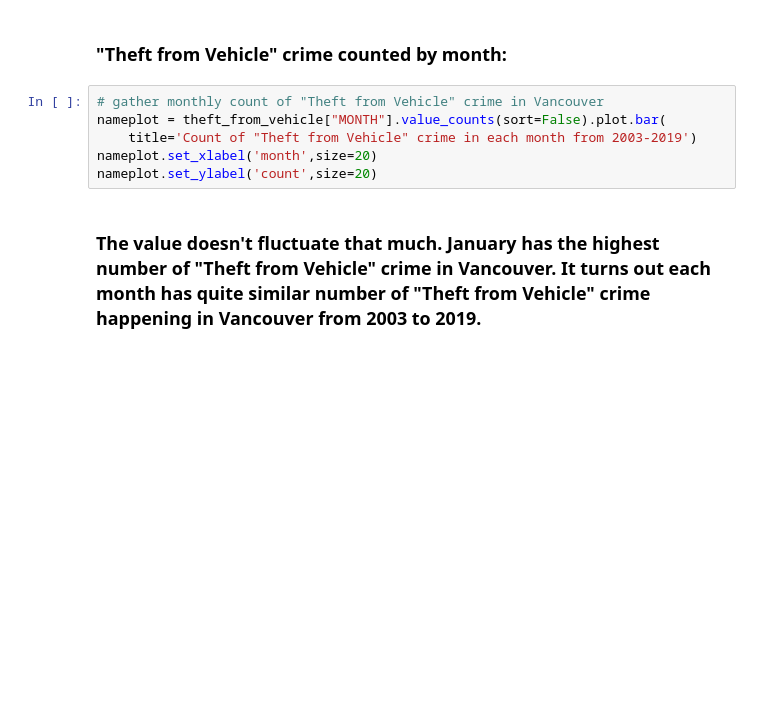
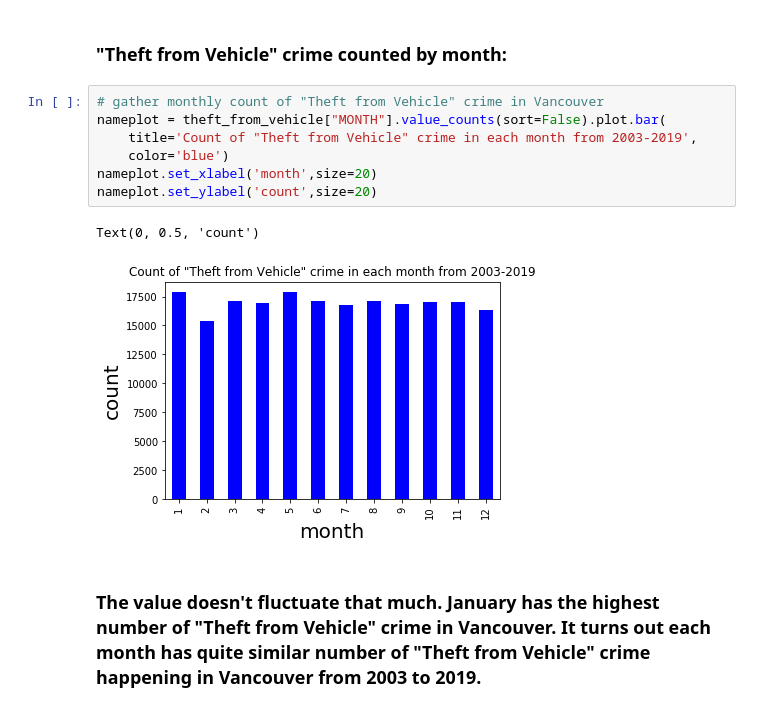
Before and after one commit to KangboLu/Exploratory-Analysis-of-Vancouver-Crimes, a Jupyter notebook: Exploratory Analysis of Vancouver Crime Data.ipynb, the cells around one changed output. Saved outputs shown, nothing was run; the diff lists cells and outputs as text; blank space fills up the shorter version.

```diff
--- a/Exploratory Analysis of Vancouver Crime Data.ipynb
+++ b/Exploratory Analysis of Vancouver Crime Data.ipynb
@@ -101,9 +158,13 @@ plt.show()
 # %%
 # gather monthly count of "Theft from Vehicle" crime in Vancouver
 nameplot = theft_from_vehicle["MONTH"].value_counts(sort=False).plot.bar(
-    title='Count of "Theft from Vehicle" crime in each month from 2003-2019')
+    title='Count of "Theft from Vehicle" crime in each month from 2003-2019',
+    color='blue')
 nameplot.set_xlabel('month',size=20)
 nameplot.set_ylabel('count',size=20)
+# %% [output]
+Text(0, 0.5, 'count')
+[figure, added]
 # %% [markdown]
 ### The value doesn't fluctuate that much. January has the highest number of "Theft from Vehicle" crime in Vancouver. It turns out each month has quite similar number of "Theft from Vehicle" crime happening in Vancouver from 2003 to 2019.
 # %% [markdown]
```
Also changed, not shown: parts of 56 cells of this notebook.
